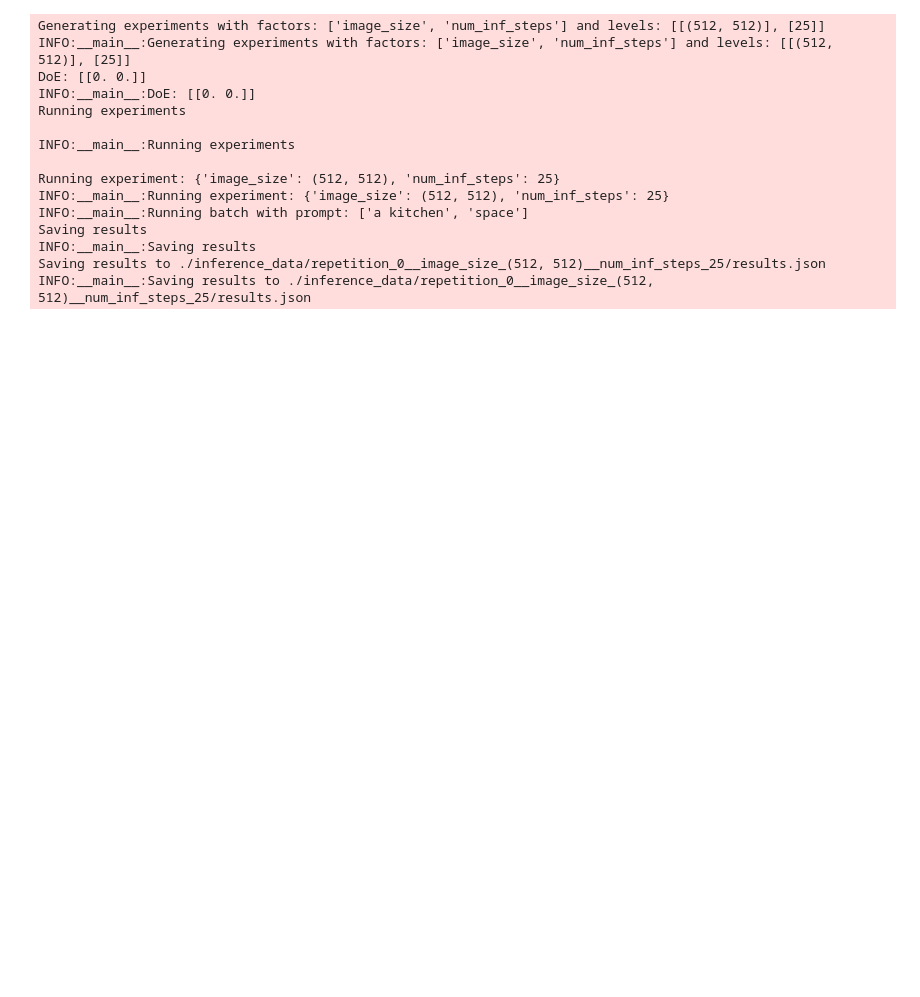
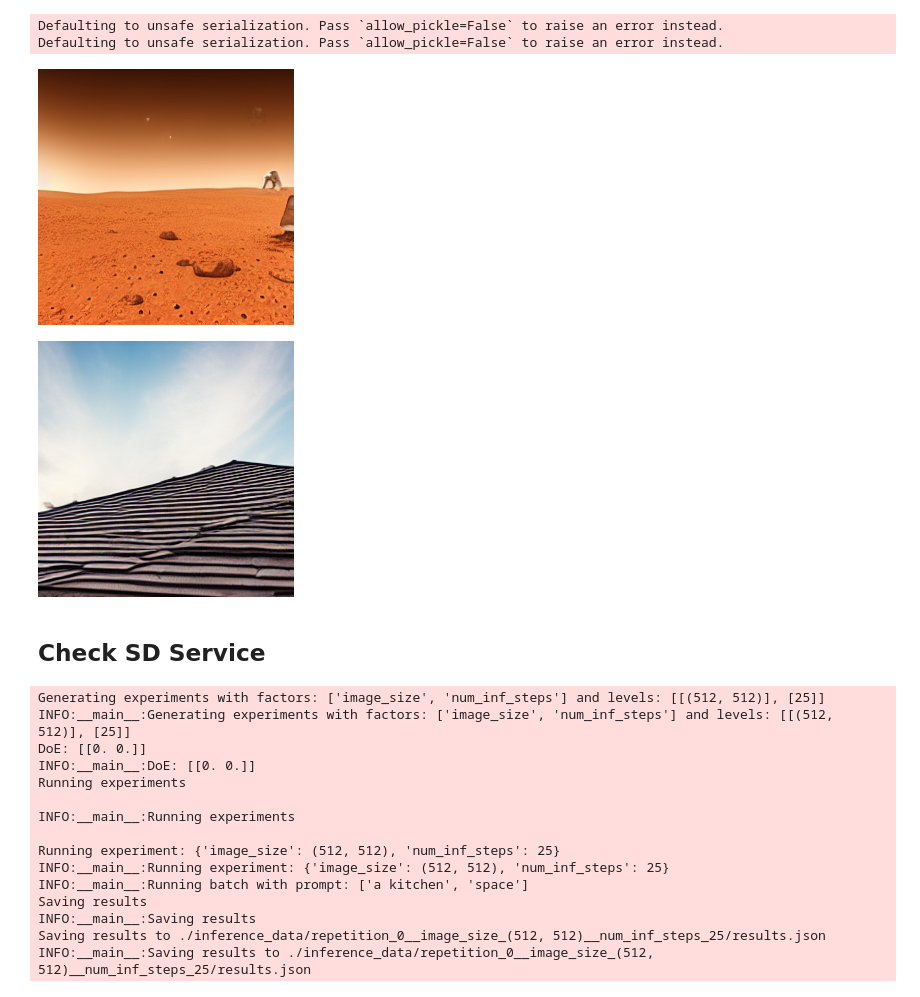
Before and after one commit to nardo7/StableDiffusionOptimizationService, a Jupyter notebook: notebook_run.ipynb, the cells around one changed output. Cells and saved outputs as stored; diff of their text form; code cells hidden in the pictures; blank space fills up the shorter version.

```diff
--- a/notebook_run.ipynb
+++ b/notebook_run.ipynb
@@ -15,0 +60,20 @@ ModuleNotFoundError: No module named 'pyDOE3'
+# %%
+pipe = StableDiffusionPipeline.from_pretrained("lambdalabs/miniSD-diffusers", torch_dtype=torch.bfloat16)
+pipe.to(device)
+pipe.scheduler = DPMSolverMultistepScheduler.from_config(pipe.scheduler.config)
+cache = DeepCacheSDHelper(pipe)
+cache.set_params(cache_interval=3, cache_branch_id=0)
+cache.enable()
+# %% [output]
+Defaulting to unsafe serialization. Pass `allow_pickle=False` to raise an error instead.
+Defaulting to unsafe serialization. Pass `allow_pickle=False` to raise an error instead.
+# %%
+cache.enable()
+image = pipe([prompt, "a roof with a ventilator"], width=256, height=256, num_inference_steps=20).images
+display(image[0])
+display(image[1])
+# %% [output]
+[figure, added]
+[figure, added]
+# %% [markdown]
+## Check SD Service
```
Also changed, not shown: parts of 11 cells of this notebook, 7 other files.
